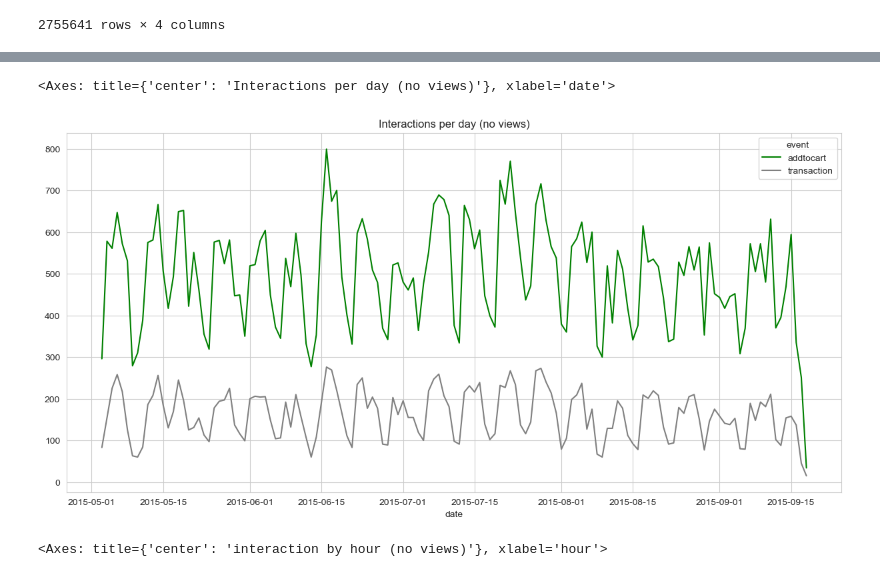
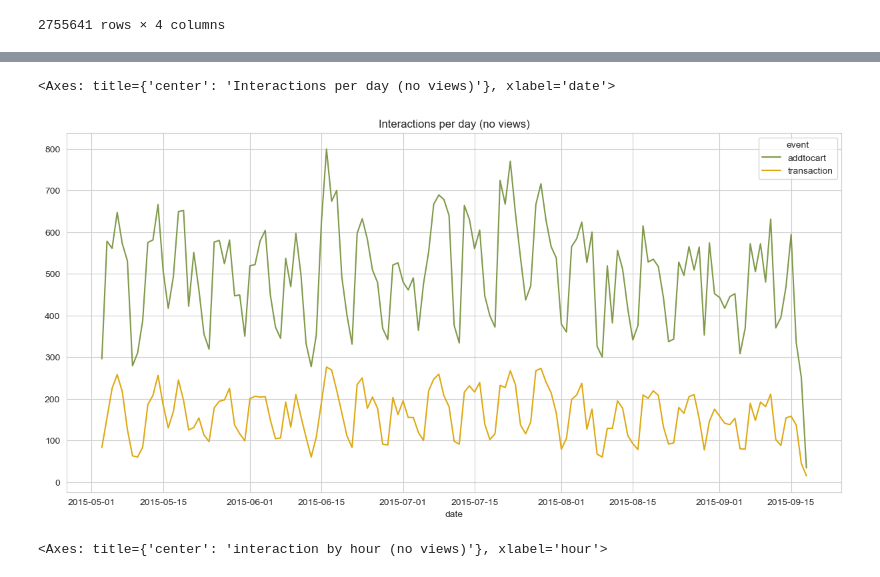
Before and after one commit to tomhuber96/master-thesis-practical-part, a Jupyter notebook: EDA/detail_rocket_eda.ipynb, the cells around one changed output, grey strips where cells are left out. Saved outputs shown, nothing was run; the diff lists cells and outputs as text; code cells hidden in the pictures.

```diff
--- a/EDA/detail_rocket_eda.ipynb
+++ b/EDA/detail_rocket_eda.ipynb
@@ -13,6 +13,9 @@ import numpy as np
 import matplotlib.pyplot as plt
 import operator
 import datetime
+
+color_green = "#7f9949"
+color_orange = "#dea812"
 # %% [markdown]
 ## Data Preprocessing
 # %%
@@ -322,10 +325,10 @@ plt.show()
 # %%
 fig, ax = plt.subplots(figsize=(15,7))
 plt.title('Interactions per day (no views)')
-events_subset[events_subset['event'] != 'view'].groupby(['date','event']).sum()['cnt'].unstack().plot(ax=ax, color=['green', 'grey'])
+events_subset[events_subset['event'] != 'view'].groupby(['date','event']).sum()['cnt'].unstack().plot(ax=ax, color=[color_green, color_orange])
 # %% [output]
 <Axes: title={'center': 'Interactions per day (no views)'}, xlabel='date'>
-[figure, old version]
+[figure, new version]
 # %%
 temp_subset = events_subset[['hour', 'event', 'cnt']]
 grouped_hour_data = temp_subset.groupby(['hour', 'event']).sum()['cnt']
```
Also changed, not shown: parts of 6 cells of this notebook, 1 other file.
